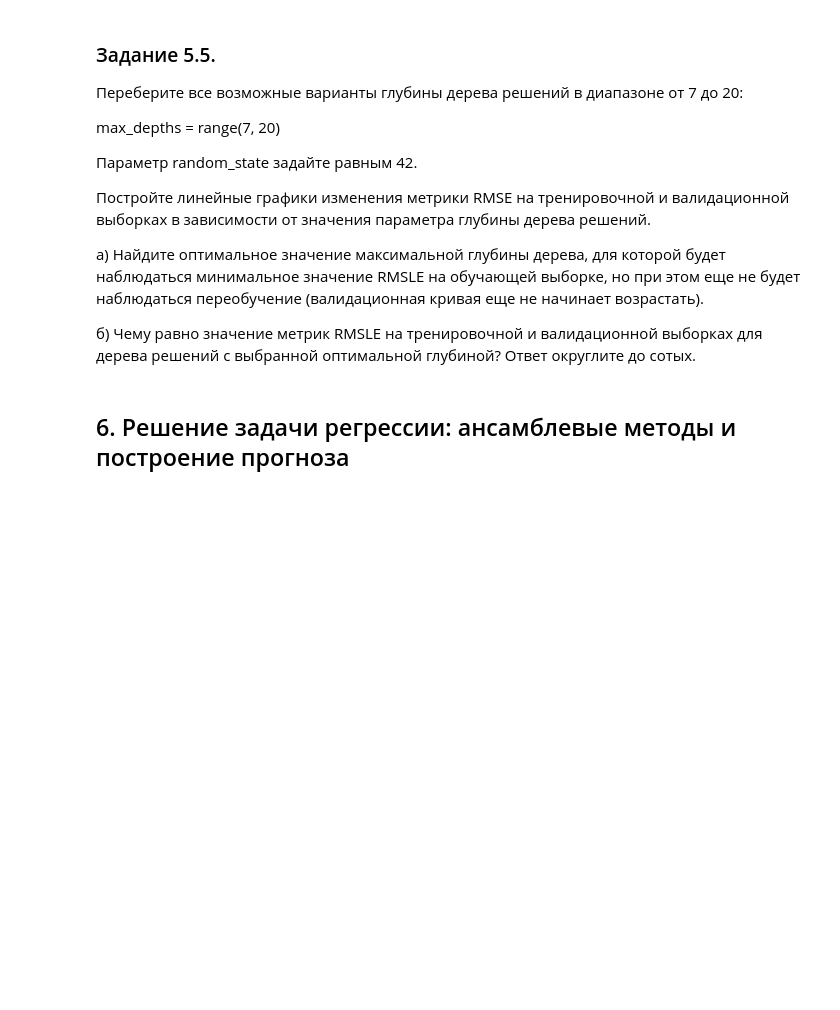
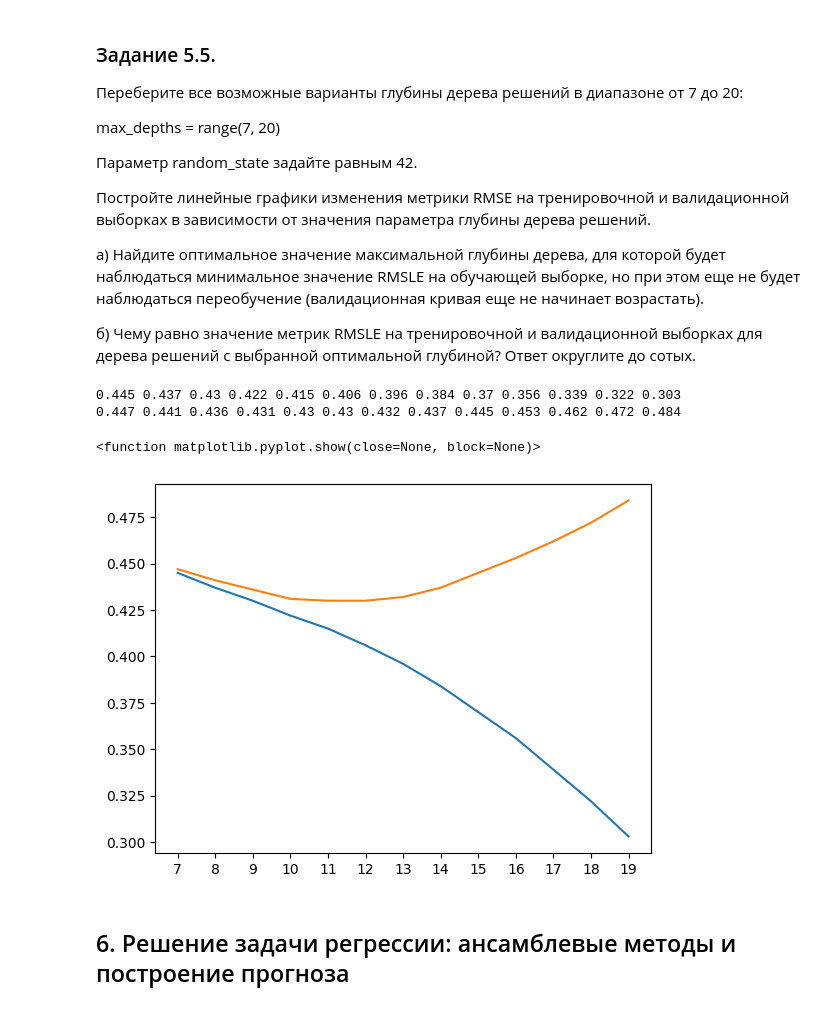
Before and after one commit to Lepnik/data_science_lnv, a Jupyter notebook: MATH+ML/Project_5/Project-5._Ноутбук-шаблон.ipynb, the cells around one changed output. Saved outputs shown, nothing was run; the diff lists cells and outputs as text; code cells hidden in the pictures; blank space fills up the shorter version.

```diff
--- a/MATH+ML/Project_5/Project-5._Ноутбук-шаблон.ipynb
+++ b/MATH+ML/Project_5/Project-5._Ноутбук-шаблон.ipynb
@@ -653,7 +710,7 @@ data_onehot = pd.DataFrame(data_onehot, columns=column_names)
 Добавим полученную таблицу с закодированными признаками:
 # %%
 train_data = pd.concat(
-    [train_data.reset_index(drop=True).drop(columns_to_change, axis=1), data_onehot],
+    [train_data.reset_index(drop=True).drop(to_modify, axis=1), data_onehot],
     axis=1
 )
 print('Shape of data: {}'.format(train_data.shape))
@@ -714,0 +803,8 @@ $$RMSLE = \sqrt{\frac{1}{n}\sum_{i=1}^n(z_i-\hat{z_i})^2}=\sqrt{MSE(z_i,\hat{z_i
+# %%
+# ваш код здесь
+model = linear_model.LinearRegression()
+model.fit(X_train_scaled, y_train_log)
+y_pred_train = model.predict(X_train_scaled)
+y_pred_valid = model.predict(X_valid_scaled)
+print(round(metrics.mean_squared_error(y_train_log, y_pred_train)**0.5, 2))
+print(round(metrics.mean_squared_error(y_valid_log, y_pred_valid)**0.5, 2))
@@ -732,0 +845,9 @@ $$RMSLE = \sqrt{\frac{1}{n}\sum_{i=1}^n(z_i-\hat{z_i})^2}=\sqrt{MSE(z_i,\hat{z_i
+# %%
+# ваш код здесь
+poly_reg_l2 = linear_model.Ridge(alpha=1)
+
+poly_reg_l2.fit(X_poly_train, y_train_log)
+y_pred_pooly_train_l2 = poly_reg_l2.predict(X_poly_train)
+y_pred_pooly_valid_l2 = poly_reg_l2.predict(X_poly_valid)
+print(round(metrics.mean_squared_error(y_train_log, y_pred_pooly_train_l2)**0.5, 2))
+print(round(metrics.mean_squared_error(y_valid_log, y_pred_pooly_valid_l2)**0.5, 2))
@@ -741,0 +864,8 @@ $$RMSLE = \sqrt{\frac{1}{n}\sum_{i=1}^n(z_i-\hat{z_i})^2}=\sqrt{MSE(z_i,\hat{z_i
+# %%
+# ваш код здесь
+dt = tree.DecisionTreeRegressor()
+dt.fit(X_train_scaled, y_train_log)
+y_train_dt_pred = dt.predict(X_train_scaled)
+y_valid_dt_pred = dt.predict(X_valid_scaled)
+print(round(metrics.mean_squared_error(y_train_log, y_train_dt_pred)**0.5, 2))
+print(round(metrics.mean_squared_error(y_valid_log, y_valid_dt_pred)**0.5, 2))
@@ -757,3 +888,25 @@ max_depths = range(7, 20)
+# %%
+# ваш код здесь
+rmsle_y_train, rmsle_y_valid = [],[]
+for i in range(7,20):
+    estimator = tree.DecisionTreeRegressor(max_depth=i, random_state=42)
+
+    estimator.fit(X_train_scaled, y_train_log)
+    y_train_grid_pred = estimator.predict(X_train_scaled)
+    rmsle_y_train.append(round(metrics.mean_squared_error(y_train_log, y_train_grid_pred)**0.5, 3))
+
+    y_valid_grid_pred = estimator.predict(X_valid_scaled)
+    rmsle_y_valid.append(round(metrics.mean_squared_error(y_valid_log, y_valid_grid_pred)**0.5, 3))
+print(*rmsle_y_train)
+print(*rmsle_y_valid)
+plt.plot(range(7,20), rmsle_y_train, range(7,20), rmsle_y_valid)
+plt.xticks(range(7, 20))
+plt.show
+# %% [output]
+0.445 0.437 0.43 0.422 0.415 0.406 0.396 0.384 0.37 0.356 0.339 0.322 0.303
+0.447 0.441 0.436 0.431 0.43 0.43 0.432 0.437 0.445 0.453 0.462 0.472 0.484
+<function matplotlib.pyplot.show(close=None, block=None)>
+[figure, added]
 # %% [markdown]
 ## 6. Решение задачи регрессии: ансамблевые методы и построение прогноза
 # %% [markdown]
```
Also changed, not shown: parts of 38 cells of this notebook.
